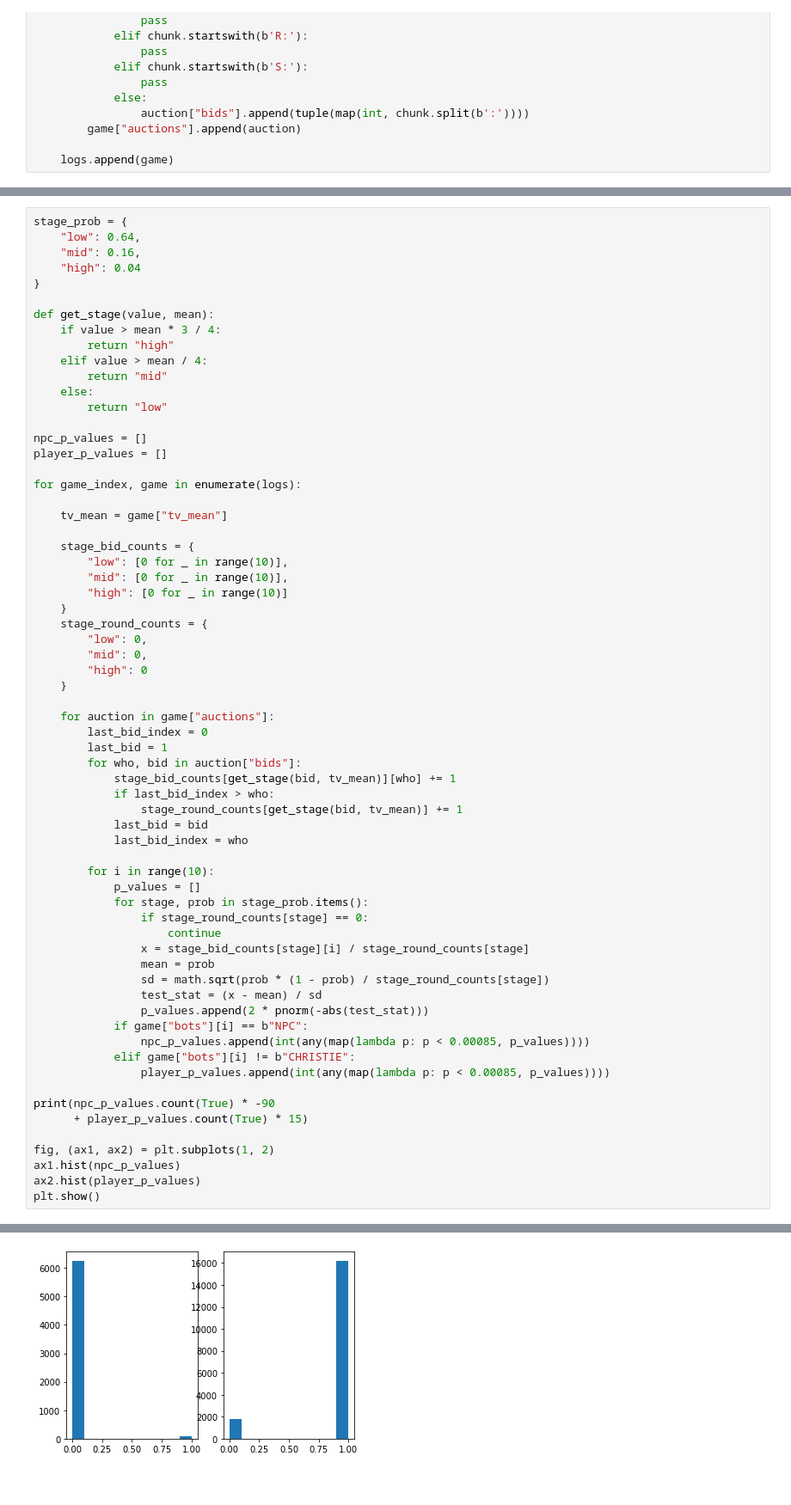
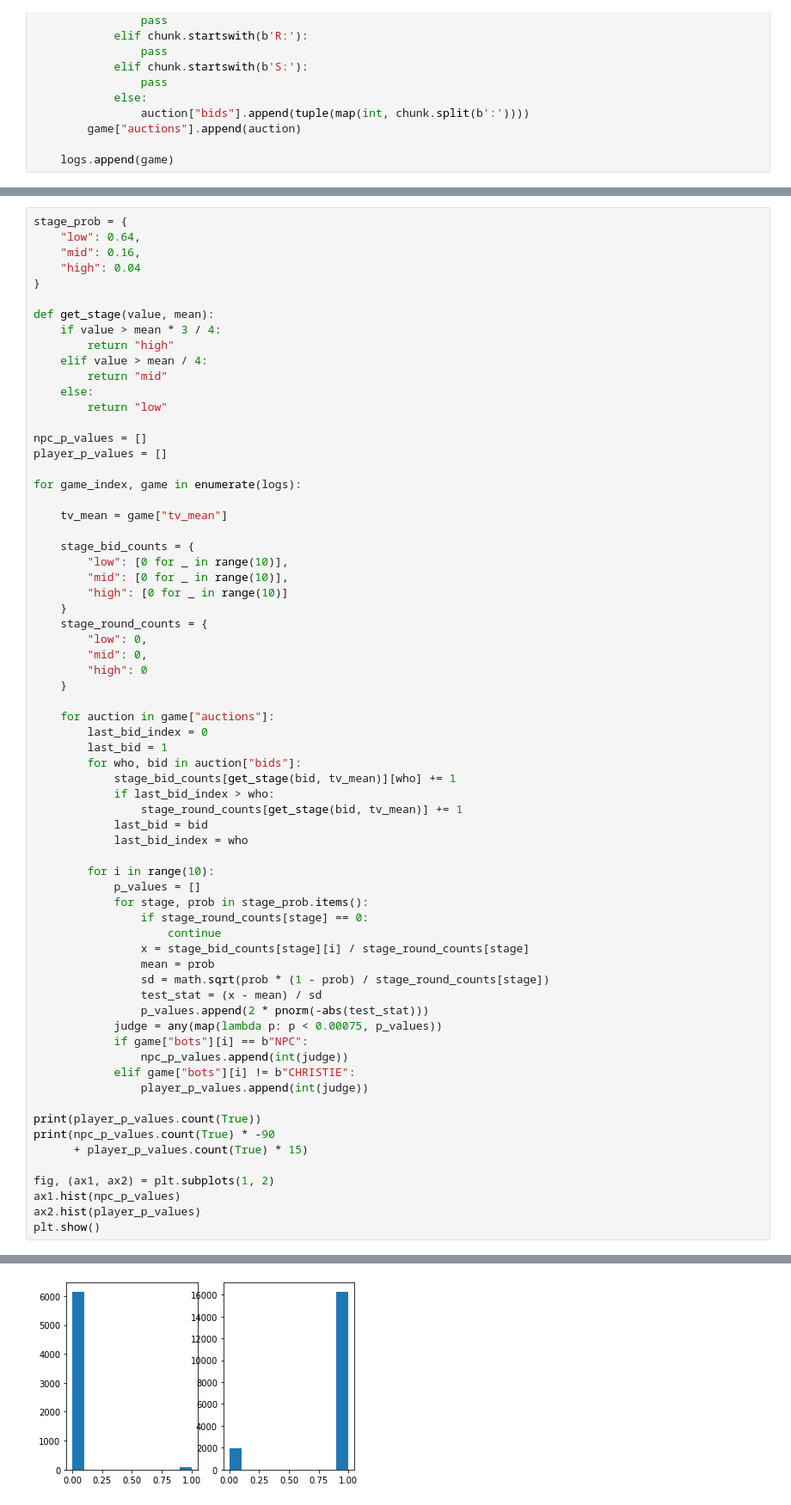
Before and after one commit to Edward-Ji/Auctions11, a Jupyter notebook: log_analyser.ipynb, the cells around one changed output, grey strips where cells are left out. Shown at 86% size. Saved outputs shown, nothing was run; the diff lists cells and outputs as text.

```diff
--- a/log_analyser.ipynb
+++ b/log_analyser.ipynb
@@ -119,11 +121,13 @@ for game_index, game in enumerate(logs):
                 sd = math.sqrt(prob * (1 - prob) / stage_round_counts[stage])
                 test_stat = (x - mean) / sd
                 p_values.append(2 * pnorm(-abs(test_stat)))
+            judge = any(map(lambda p: p < 0.00075, p_values))
             if game["bots"][i] == b"NPC":
-                npc_p_values.append(int(any(map(lambda p: p < 0.00085, p_values))))
+                npc_p_values.append(int(judge))
             elif game["bots"][i] != b"CHRISTIE":
-                player_p_values.append(int(any(map(lambda p: p < 0.00085, p_values))))
+                player_p_values.append(int(judge))
 
+print(player_p_values.count(True))
 print(npc_p_values.count(True) * -90
       + player_p_values.count(True) * 15)
 
@@ -136 +141 @@ plt.show()
-[figure, old version]
+[figure, new version]
```
Also changed, not shown: parts of 4 cells of this notebook, 2 other files.
